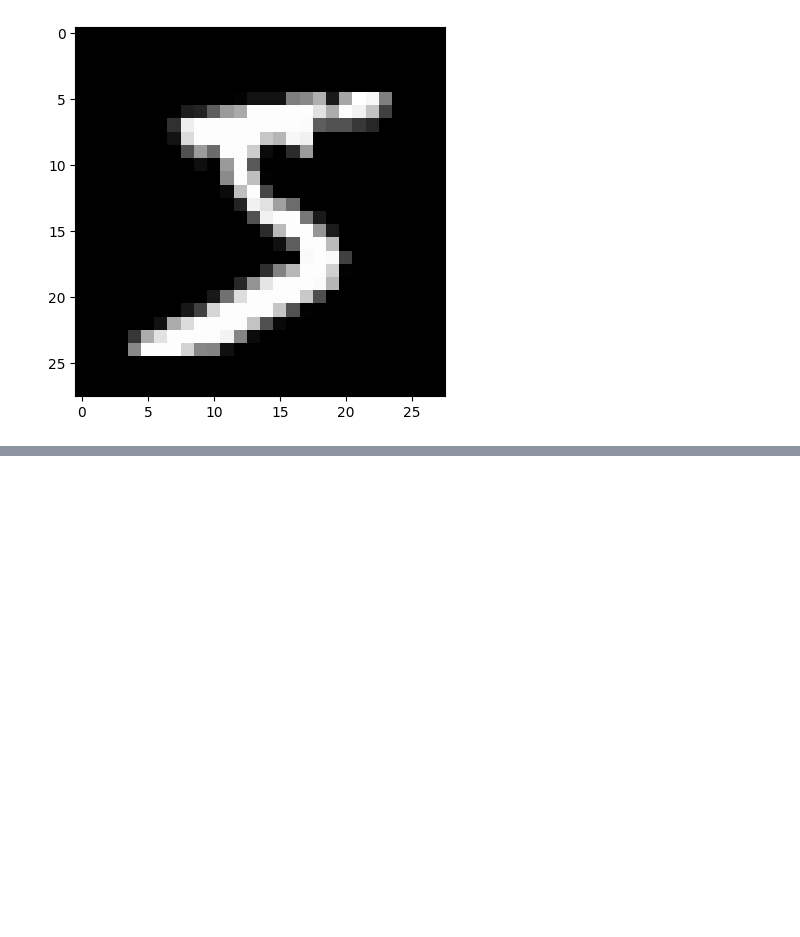
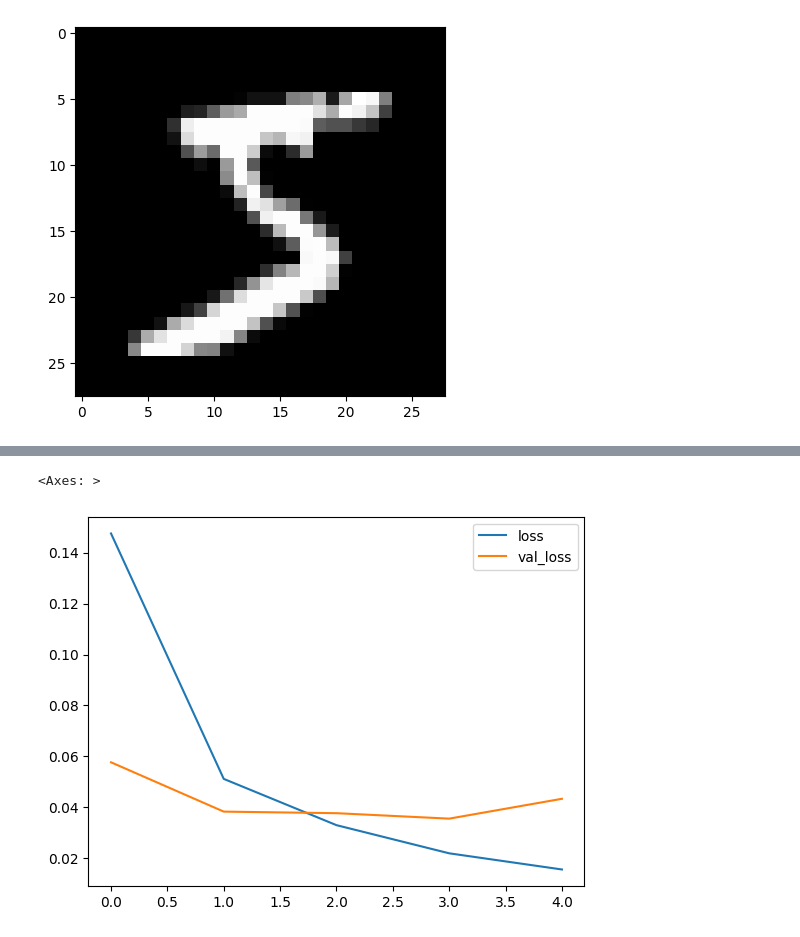
Before and after one commit to higorcamelo/tensor-keras-curso, a Jupyter notebook: CNN/mnist_cnn.ipynb, the cells around one changed output, grey strips where cells are left out. Drawn from its saved outputs; the diff is of its cells as text; code cells hidden in the pictures; blank space fills up the shorter version.

```diff
--- a/CNN/mnist_cnn.ipynb
+++ b/CNN/mnist_cnn.ipynb
@@ -30,0 +34,12 @@ x_test = x_test.reshape(10000, 28, 28, 1)
+# %%
+model = Sequential()
+
+model.add(Conv2D(filters=32, kernel_size=(4,4), input_shape=(28,28,1), activation='relu')) # 32 filters of 4x4
+model.add(MaxPool2D(pool_size=(2,2))) # pooling layer of 2x2 to reduce the size of the image
+
+model.add(Flatten()) # flattening the data to pass it to the dense layer
+model.add(Dense(128, activation='relu')) # 128 neurons in the hidden layer
+
+model.add(Dense(10, activation='softmax')) # 10 neurons in the output layer
+
+model.compile(loss='categorical_crossentropy', optimizer='adam', metrics=['accuracy'])
@@ -30,0 +48,4 @@ x_test = x_test.reshape(10000, 28, 28, 1)
+# %%
+early_stop = EarlyStopping(monitor='val_loss', patience=1)
+# %%
+model.fit(x_train, y_cat_train, epochs=10, validation_data=(x_test, y_cat_test), callbacks=[early_stop])
@@ -30,0 +64,7 @@ x_test = x_test.reshape(10000, 28, 28, 1)
+# %%
+metrics = pd.DataFrame(model.history.history)
+# %%
+metrics[['loss', 'val_loss']].plot()
+# %% [output]
+<Axes: >
+[figure, added]
```
Also changed, not shown: parts of 10 cells of this notebook.
